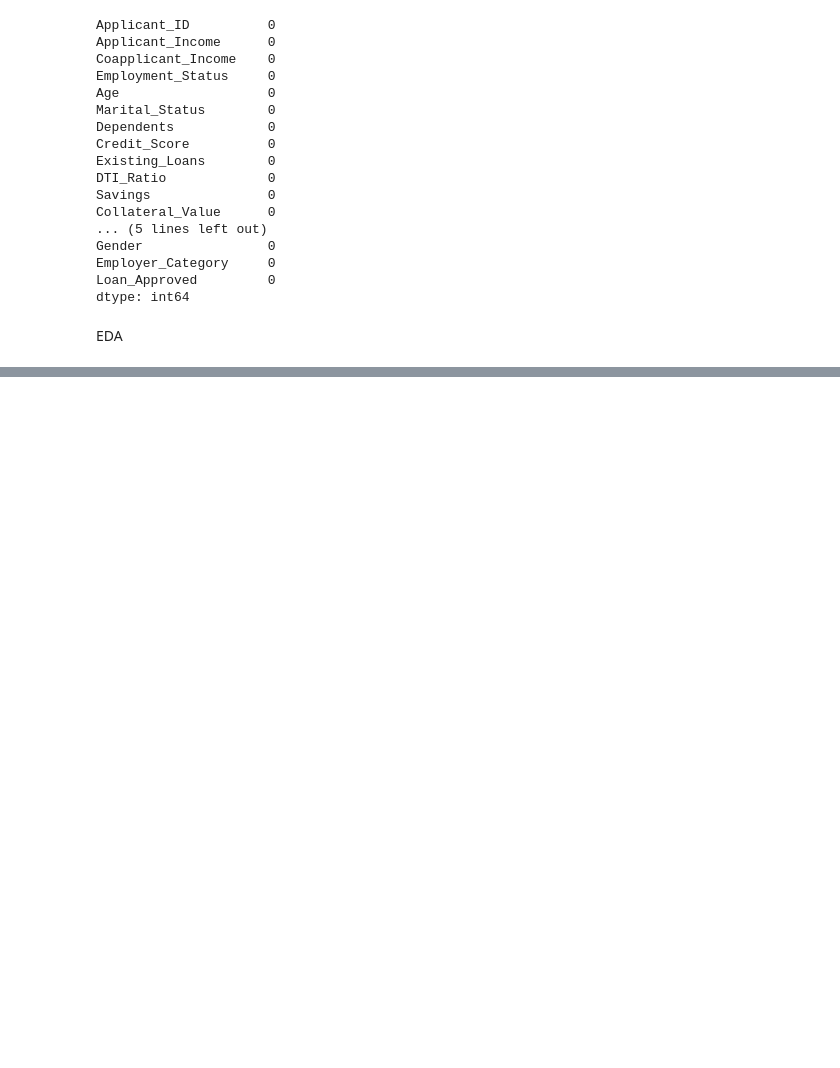
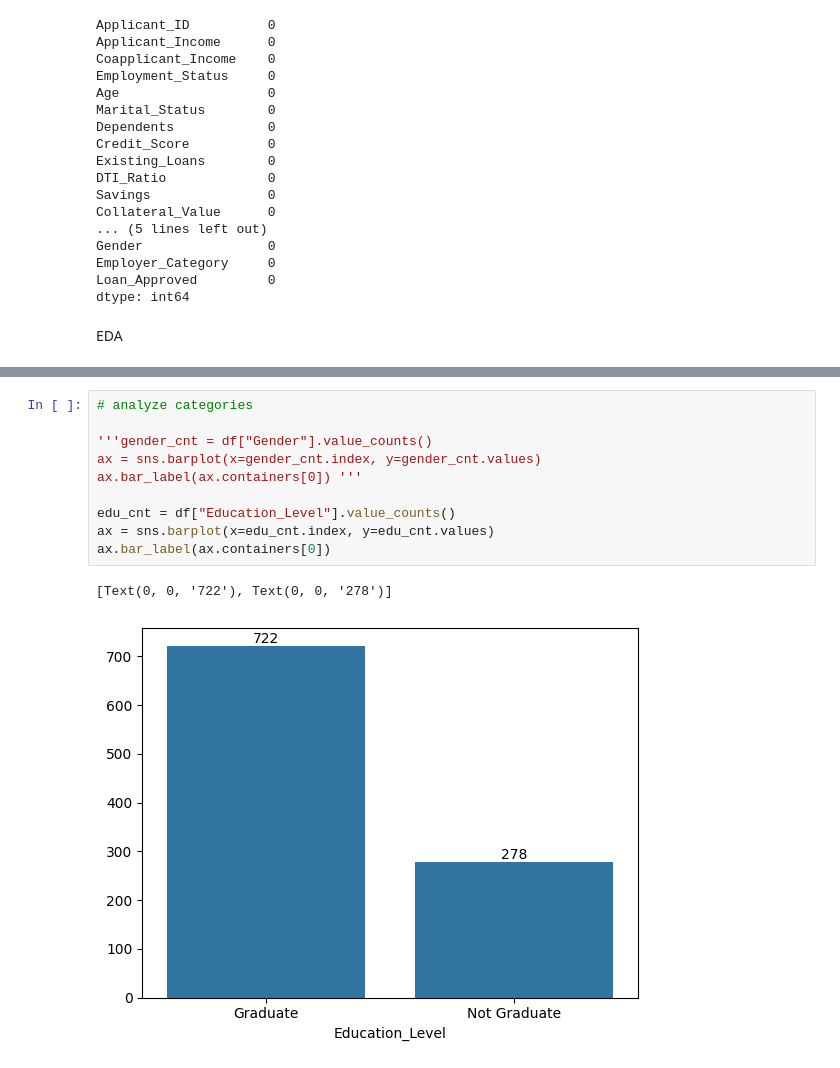
Before and after one commit to shivkumar31/Credit_Wise, a Jupyter notebook: credit_wise.ipynb, the cells around one changed output, grey strips where cells are left out. Saved outputs shown, nothing was run; the diff lists cells and outputs as text; blank space fills up the shorter version.

```diff
--- a/credit_wise.ipynb
+++ b/credit_wise.ipynb
@@ -97,0 +108,13 @@ EDA
+# %%
+# analyze categories
+
+'''gender_cnt = df["Gender"].value_counts()
+ax = sns.barplot(x=gender_cnt.index, y=gender_cnt.values)
+ax.bar_label(ax.containers[0]) '''
+
+edu_cnt = df["Education_Level"].value_counts()
+ax = sns.barplot(x=edu_cnt.index, y=edu_cnt.values)
+ax.bar_label(ax.containers[0])
+# %% [output]
+[Text(0, 0, '722'), Text(0, 0, '278')]
+[figure, added]
```
Also changed, not shown: parts of 23 cells of this notebook.
